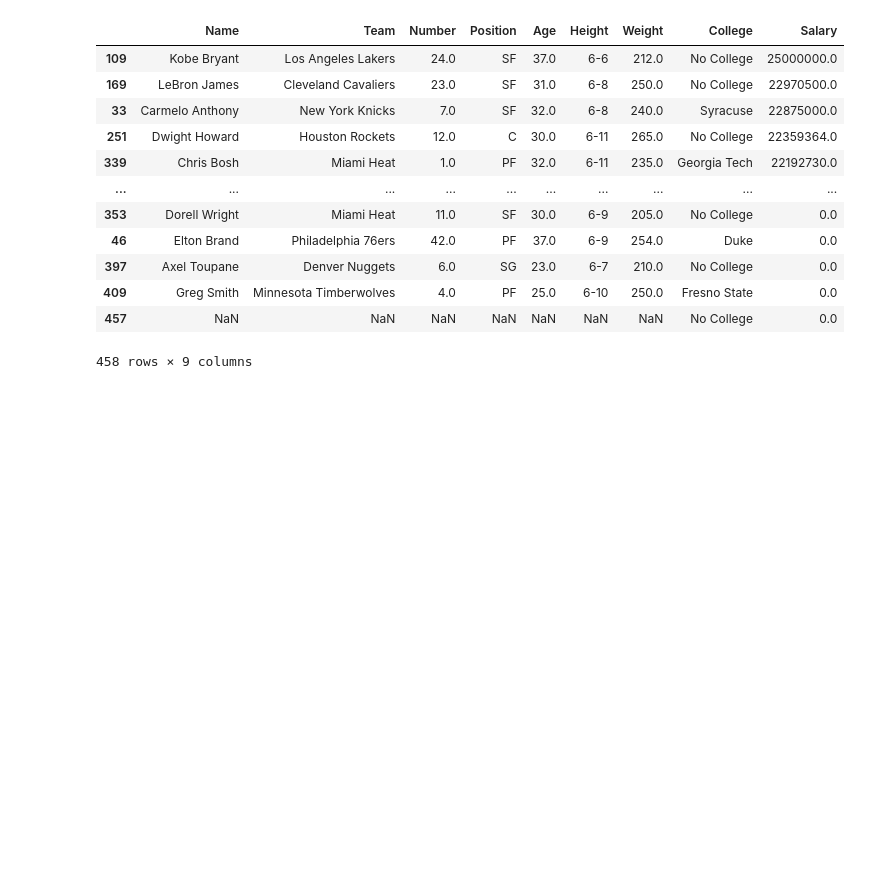
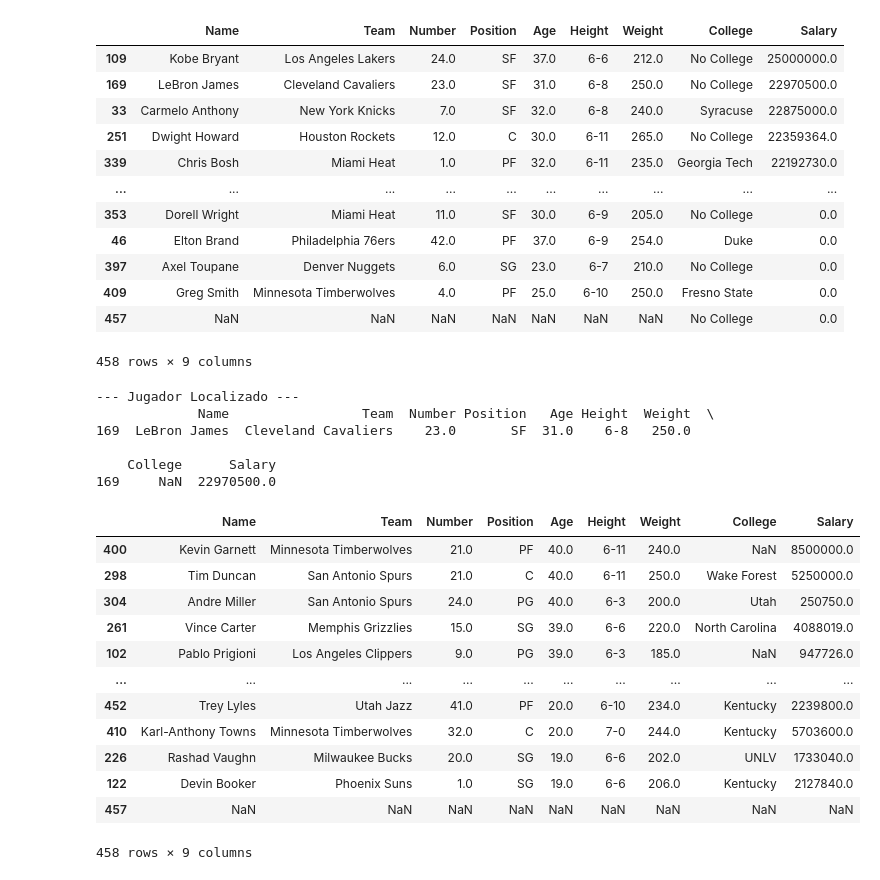
Before and after one commit to Santiago18262/Ciencia_De_Datos, a Jupyter notebook: CienciaDatos/Modulo 1/Pandas/DataFrame.ipynb, the cells around one changed output. Saved outputs shown, nothing was run; the diff lists cells and outputs as text; code cells hidden in the pictures; blank space fills up the shorter version.

```diff
--- a/CienciaDatos/Modulo 1/Pandas/DataFrame.ipynb
+++ b/CienciaDatos/Modulo 1/Pandas/DataFrame.ipynb
@@ -714,3 +714,48 @@ nba.sort_values("Salary", ascending = False)
 458 rows × 9 columns
 # %%
 # Ingresar un jugador por teclado y localizarlo en el dataFrame con nombre y apellido
+
+import pandas as pd
+
+# 1. Cargar el archivo CSV
+df = pd.read_csv('nba.csv')
+
+# 2. Solicitar el nombre por teclado
+nombre_buscado = input("Ingresa el nombre y apellido del jugador: ")
+
+# 3. Localizar al jugador
+# Usamos .str.lower() en ambos lados para que la búsqueda sea más flexible
+resultado = df[df['Name'].str.lower() == nombre_buscado.lower()]
+
+# 4. Mostrar el resultado
+if not resultado.empty:
+    print("\n--- Jugador Localizado ---")
+    print(resultado)
+else:
+    print(f"\nNo se encontró a '{nombre_buscado}' en el archivo nba.csv.")
+# %% [output]
+--- Jugador Localizado ---
+             Name                 Team  Number Position   Age Height  Weight  \
+169  LeBron James  Cleveland Cavaliers    23.0       SF  31.0    6-8   250.0
+
+    College      Salary
+169     NaN  22970500.0
+# %%
+import pandas as pd
+nba = pd.read_csv("nba.csv")
+# %%
+nba.sort_values("Age", ascending = False)
+# %% [output]
+|  | Name | Team | Number | Position | Age | Height | Weight | College | Salary |
+| 400 | Kevin Garnett | Minnesota Timberwolves | 21.0 | PF | 40.0 | 6-11 | 240.0 | NaN | 8500000.0 |
+| 298 | Tim Duncan | San Antonio Spurs | 21.0 | C | 40.0 | 6-11 | 250.0 | Wake Forest | 5250000.0 |
+| 304 | Andre Miller | San Antonio Spurs | 24.0 | PG | 40.0 | 6-3 | 200.0 | Utah | 250750.0 |
+| 261 | Vince Carter | Memphis Grizzlies | 15.0 | SG | 39.0 | 6-6 | 220.0 | North Carolina | 4088019.0 |
+| 102 | Pablo Prigioni | Los Angeles Clippers | 9.0 | PG | 39.0 | 6-3 | 185.0 | NaN | 947726.0 |
+| ... | ... | ... | ... | ... | ... | ... | ... | ... | ... |
+| 452 | Trey Lyles | Utah Jazz | 41.0 | PF | 20.0 | 6-10 | 234.0 | Kentucky | 2239800.0 |
+| 410 | Karl-Anthony Towns | Minnesota Timberwolves | 32.0 | C | 20.0 | 7-0 | 244.0 | Kentucky | 5703600.0 |
+| 226 | Rashad Vaughn | Milwaukee Bucks | 20.0 | SG | 19.0 | 6-6 | 202.0 | UNLV | 1733040.0 |
+| 122 | Devin Booker | Phoenix Suns | 1.0 | SG | 19.0 | 6-6 | 206.0 | Kentucky | 2127840.0 |
+| 457 | NaN | NaN | NaN | NaN | NaN | NaN | NaN | NaN | NaN |
+458 rows × 9 columns
```
Also changed, not shown: parts of 8 cells of this notebook, 4 other files.
